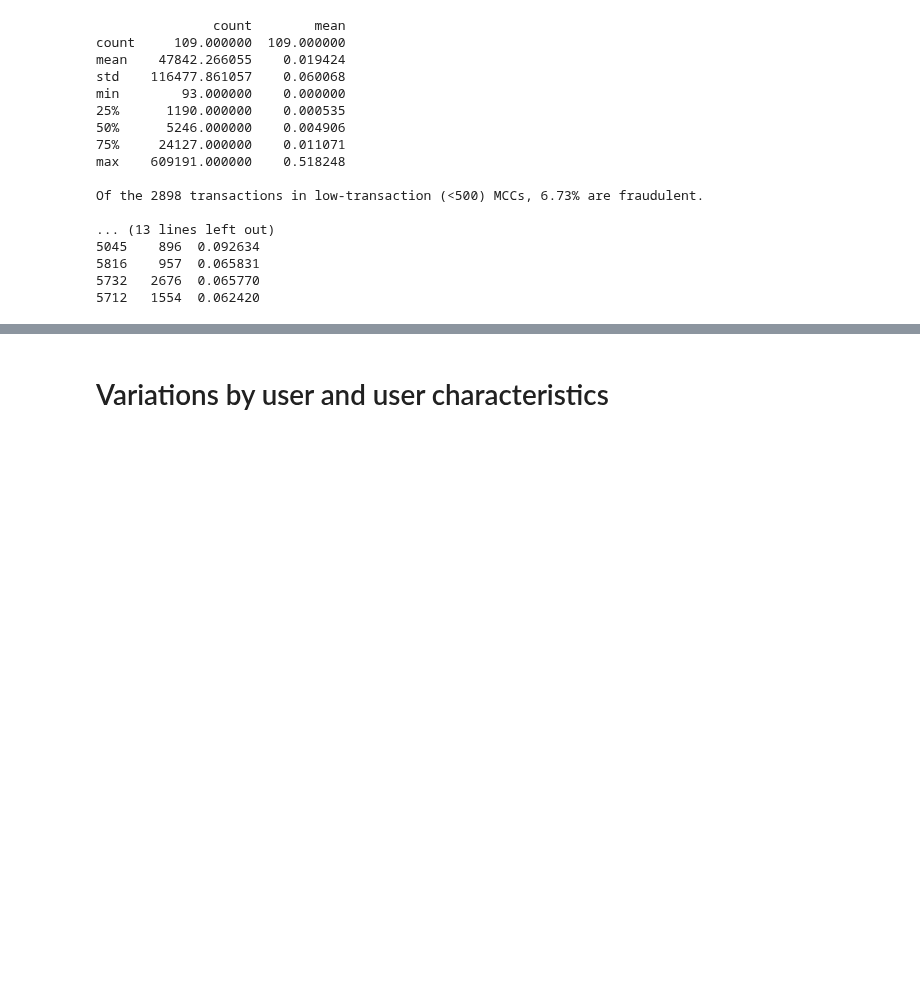
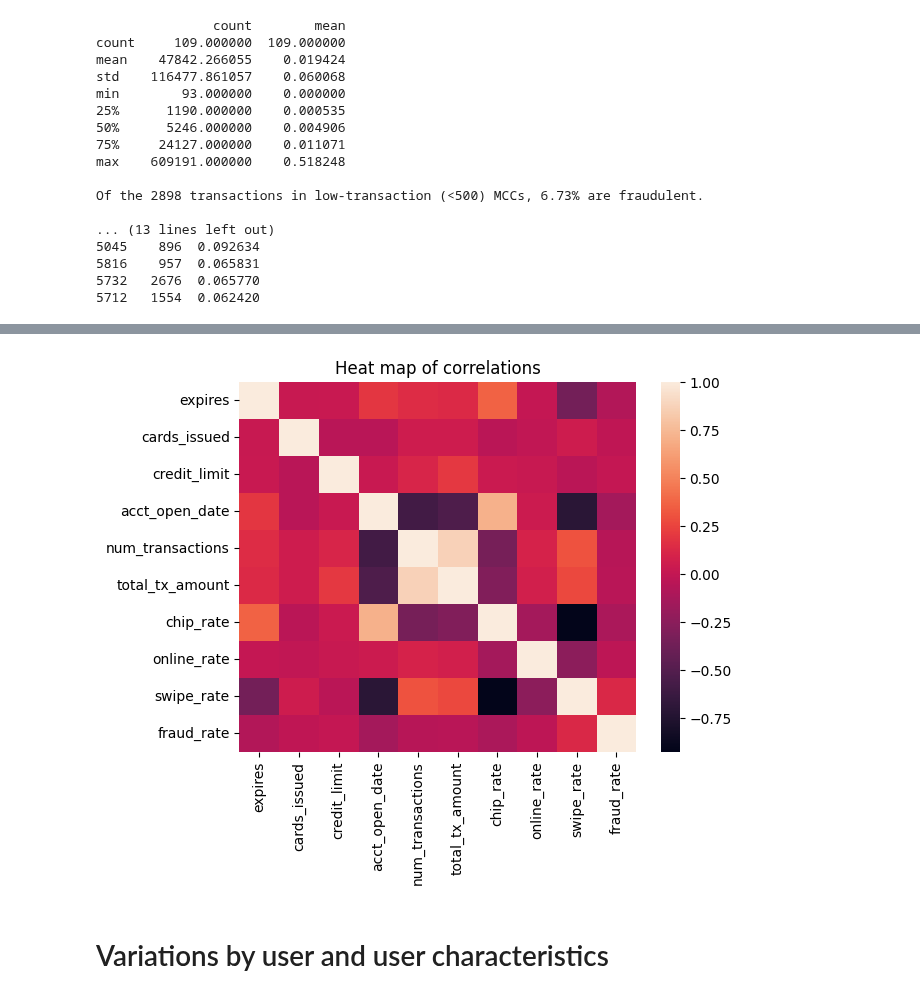
Before and after one commit to msc2106/CreditCardFraud, a Jupyter notebook: notebooks/eda.ipynb, the cells around one changed output, grey strips where cells are left out. Drawn from its saved outputs; the diff is of its cells as text; code cells hidden in the pictures; blank space fills up the shorter version.

```diff
--- a/notebooks/eda.ipynb
+++ b/notebooks/eda.ipynb
@@ -360,3 +404,8 @@ Of the 2898 transactions in low-transaction (<500) MCCs, 6.73% are fraudulent.
+# %%
+sns.heatmap(card_data[card_cont_vars].corr());
+plt.title('Heat map of correlations');
+# %% [output]
+[figure, added]
 # %% [markdown]
 # Variations by user and user characteristics
 # %%
```
Also changed, not shown: parts of 16 cells of this notebook, 1 other file.
